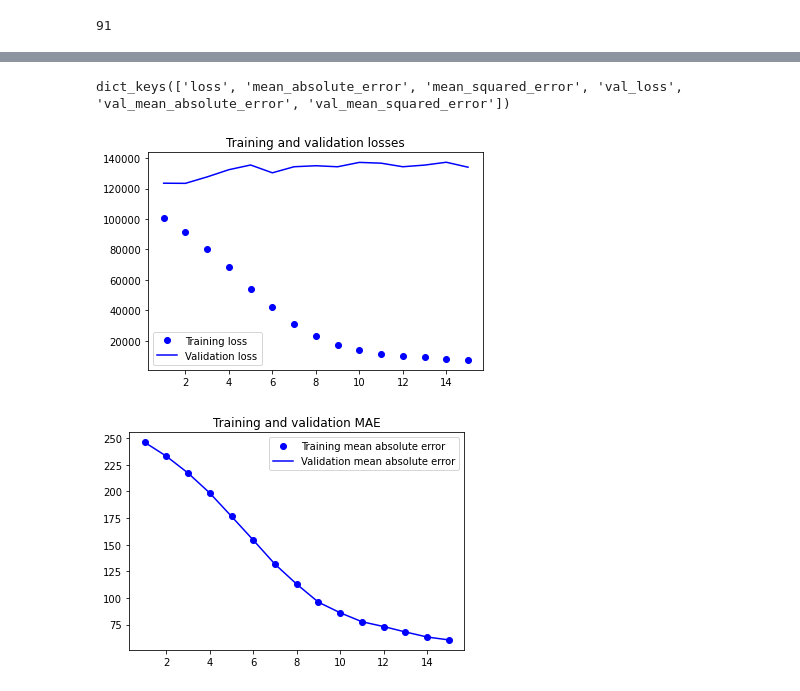
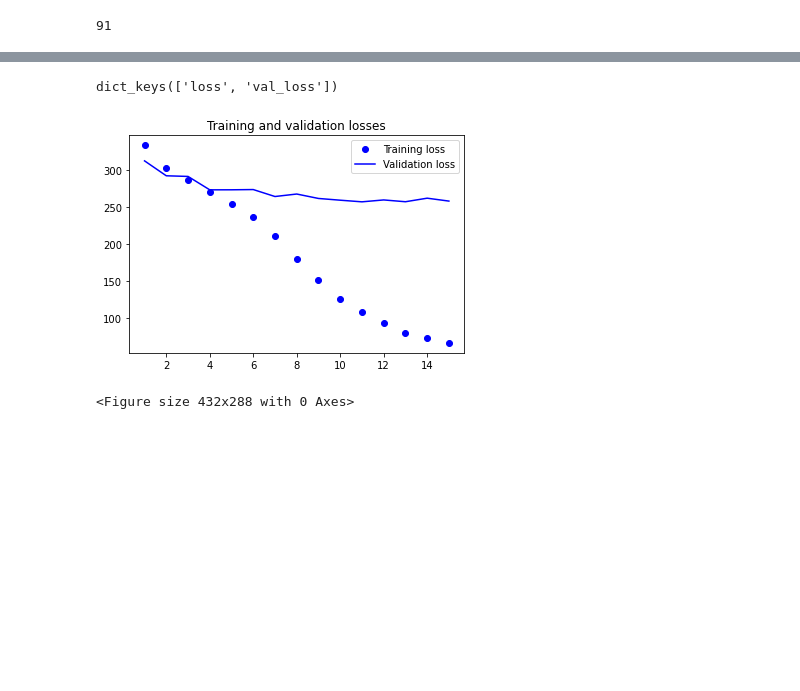
Before and after one commit to nexhua/ml_pose_estimation, a Jupyter notebook: train.ipynb, the cells around one changed output, grey strips where cells are left out. Drawn from its saved outputs; the diff is of its cells as text; code cells hidden in the pictures; blank space fills up the shorter version.

Commit message:
changes to the model

```diff
--- a/train.ipynb
+++ b/train.ipynb
@@ -86,3 +86,5 @@ model = tf.keras.models.load_model("models/model_v4/")
+# %%
+model = model_gen.create_model_v2()
 # %%
 model.summary()
 # %% [output]
@@ -141,25 +143,19 @@ INFO:tensorflow:Assets written to: model_v5\assets
 # %%
 history.history.keys()
 # %% [output]
-dict_keys(['loss', 'mean_absolute_error', 'mean_squared_error', 'val_loss', 'val_mean_absolute_error', 'val_mean_squared_error'])
+dict_keys(['loss', 'val_loss'])
 # %%
 loss = history.history['loss']
 val_loss = history.history['val_loss']
-mae = history.history["mean_absolute_error"]
-val_mae = history.history["mean_absolute_error"]
 
 epochs = range(1, len(loss) + 1)
 
 plt.plot(epochs, loss, 'bo', label='Training loss')
 plt.plot(epochs, val_loss, 'b', label='Validation loss')
 plt.title('Training and validation losses')
 plt.legend()
 plt.figure()
-plt.plot(epochs, mae, 'bo', label='Training mean absolute error')
-plt.plot(epochs, val_mae, 'b', label='Validation mean absolute error')
-plt.title('Training and validation MAE')
-plt.legend()
 plt.show()
 # %% [output]
-[figure, old version]
+[figure, new version]
-[figure, removed]
+<Figure size 432x288 with 0 Axes>
```
Also changed, not shown: parts of 4 cells of this notebook, 3 other files.
